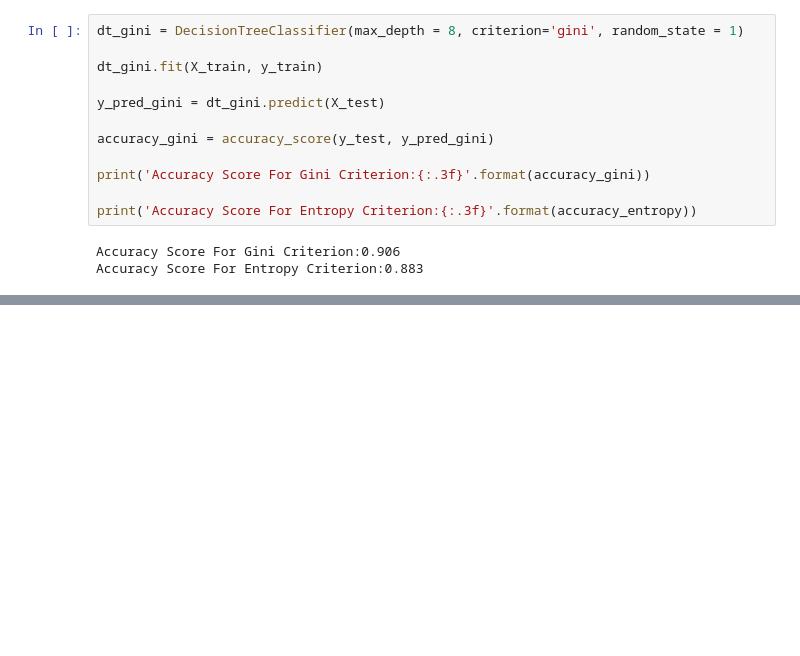
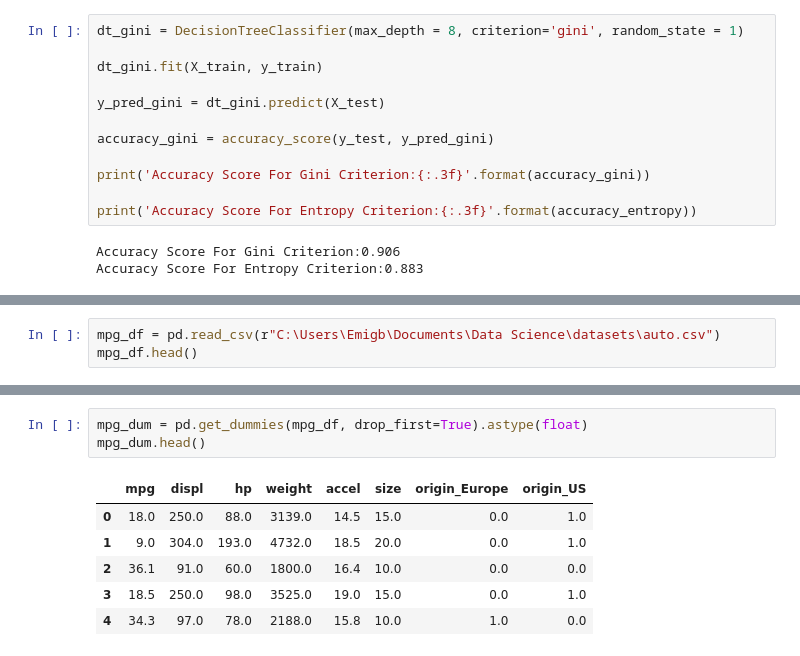
Before and after one commit to Emigbanam/Decision-Tree-Classifiers-Practice, a Jupyter notebook: Classification and Regression Trees - ML Practice.ipynb, the cells around one changed output, grey strips where cells are left out. Saved outputs shown, nothing was run; the diff lists cells and outputs as text; blank space fills up the shorter version.

```diff
--- a/Classification and Regression Trees - ML Practice.ipynb
+++ b/Classification and Regression Trees - ML Practice.ipynb
@@ -179,0 +184,3 @@ Accuracy Score For Entropy Criterion:0.883
+# %%
+mpg_df = pd.read_csv(r"C:\Users\Emigb\Documents\Data Science\datasets\auto.csv")
+mpg_df.head()
@@ -179,0 +194,10 @@ Accuracy Score For Entropy Criterion:0.883
+# %%
+mpg_dum = pd.get_dummies(mpg_df, drop_first=True).astype(float)
+mpg_dum.head()
+# %% [output]
+|  | mpg | displ | hp | weight | accel | size | origin_Europe | origin_US |
+| 0 | 18.0 | 250.0 | 88.0 | 3139.0 | 14.5 | 15.0 | 0.0 | 1.0 |
+| 1 | 9.0 | 304.0 | 193.0 | 4732.0 | 18.5 | 20.0 | 0.0 | 1.0 |
+| 2 | 36.1 | 91.0 | 60.0 | 1800.0 | 16.4 | 10.0 | 0.0 | 0.0 |
+| 3 | 18.5 | 250.0 | 98.0 | 3525.0 | 19.0 | 15.0 | 0.0 | 1.0 |
+| 4 | 34.3 | 97.0 | 78.0 | 2188.0 | 15.8 | 10.0 | 1.0 | 0.0 |
```
Also changed, not shown: parts of 6 cells of this notebook.
